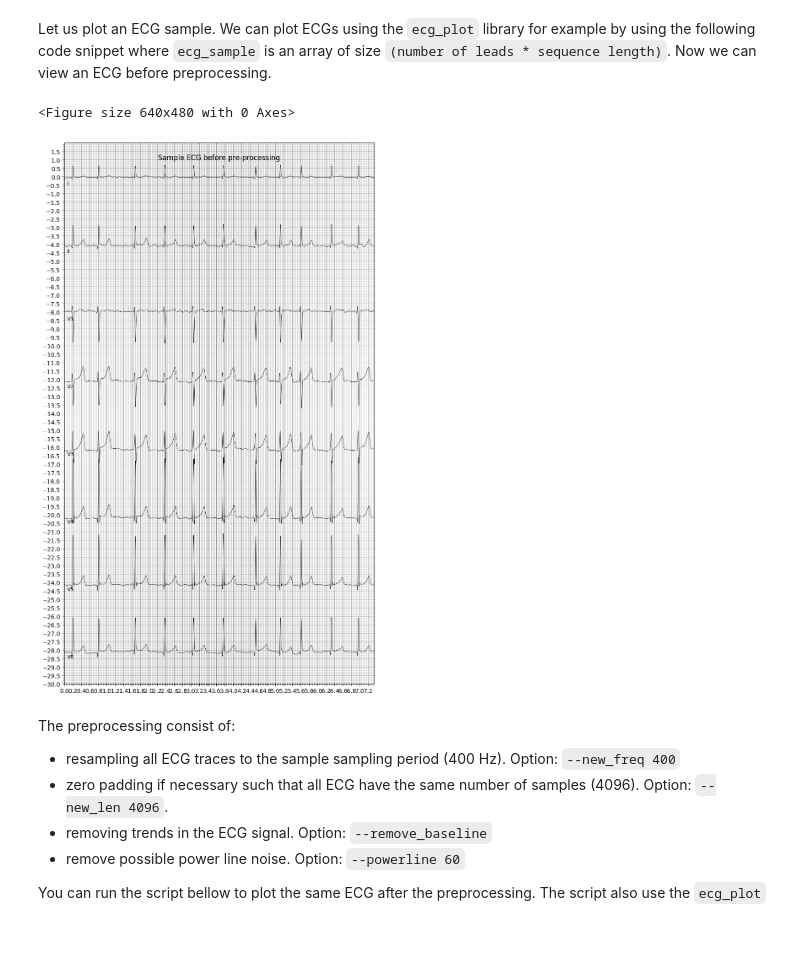
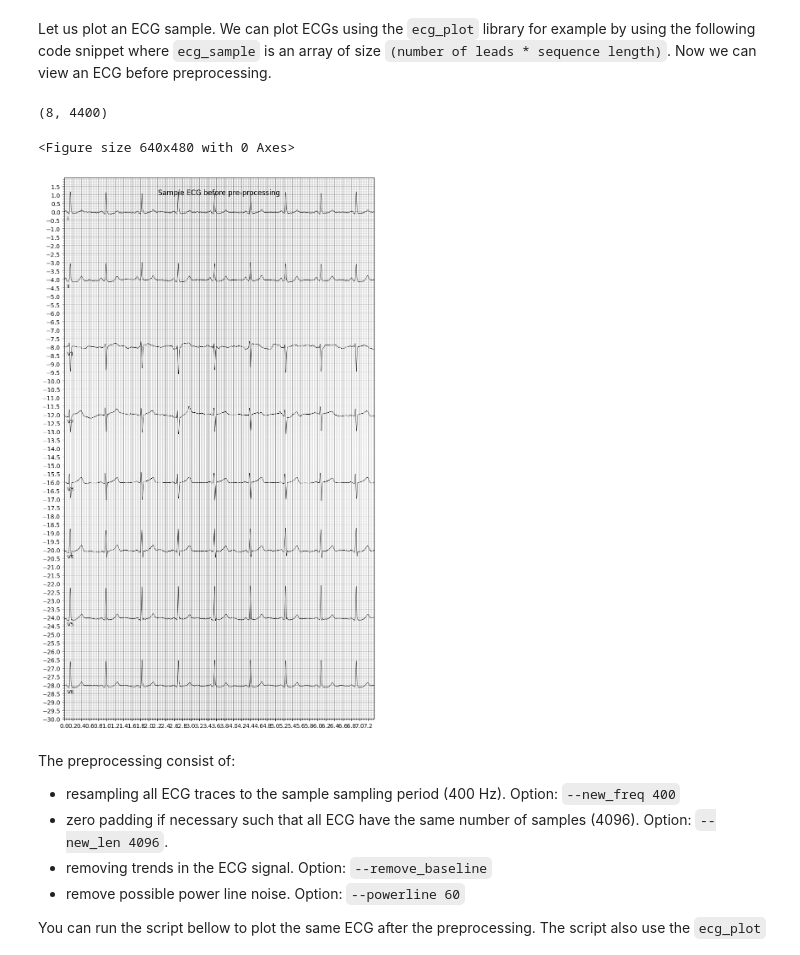
Before and after one commit to narteche/WASP-AIML-ECG, a Jupyter notebook: assignment_ecg_classification.ipynb, the cells around one changed output. Cells and saved outputs as stored; diff of their text form; code cells hidden in the pictures.

```diff
--- a/assignment_ecg_classification.ipynb
+++ b/assignment_ecg_classification.ipynb
@@ -160,18 +160,23 @@ Let us plot an ECG sample. We can plot ECGs using the `ecg_plot` library for exa
 # %%
 import ecg_plot
 runfile("ecg-preprocessing/read_ecg.py")
 
-PATH_TO_WFDB = 'codesubset/train/TNMG100046'
+PATH_TO_WFDB = 'codesubset/train/TNMG1465656'
 ecg_sample, sample_rate, _ = read_ecg(PATH_TO_WFDB)
+print(ecg_sample.shape)
+
+# id for a healthy one: 1465656
+
 
 # ECG plot
 plt.figure()
 lead = ['I', 'II', 'V1', 'V2', 'V3', 'V4', 'V5', 'V6']
 ecg_plot.plot(ecg_sample, sample_rate=sample_rate, style='bw', row_height=8, lead_index=lead, columns=1, title='Sample ECG before pre-processing')
 plt.show()
 # %% [output]
-<Figure size 640x480 with 0 Axes>
+(8, 4400)
+<Figure size 640x480 with 0 Axes>
-[figure, old version]
+[figure, new version]
 # %% [markdown]
 
 The preprocessing consist of:
```
Also changed, not shown: parts of 3 cells of this notebook.
